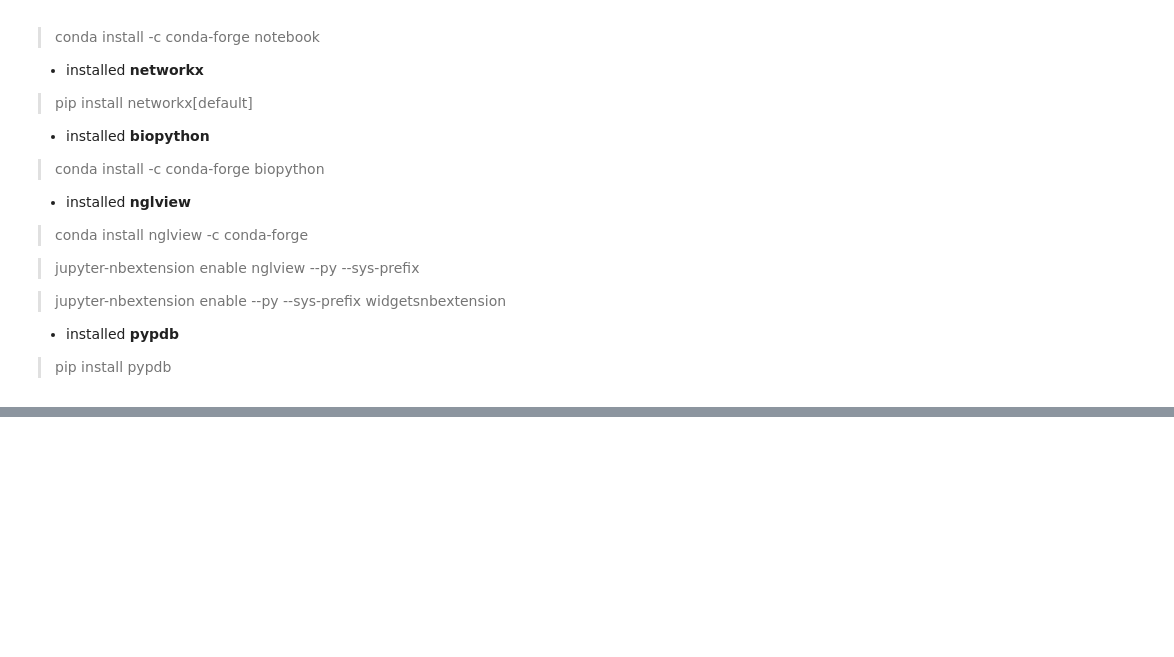
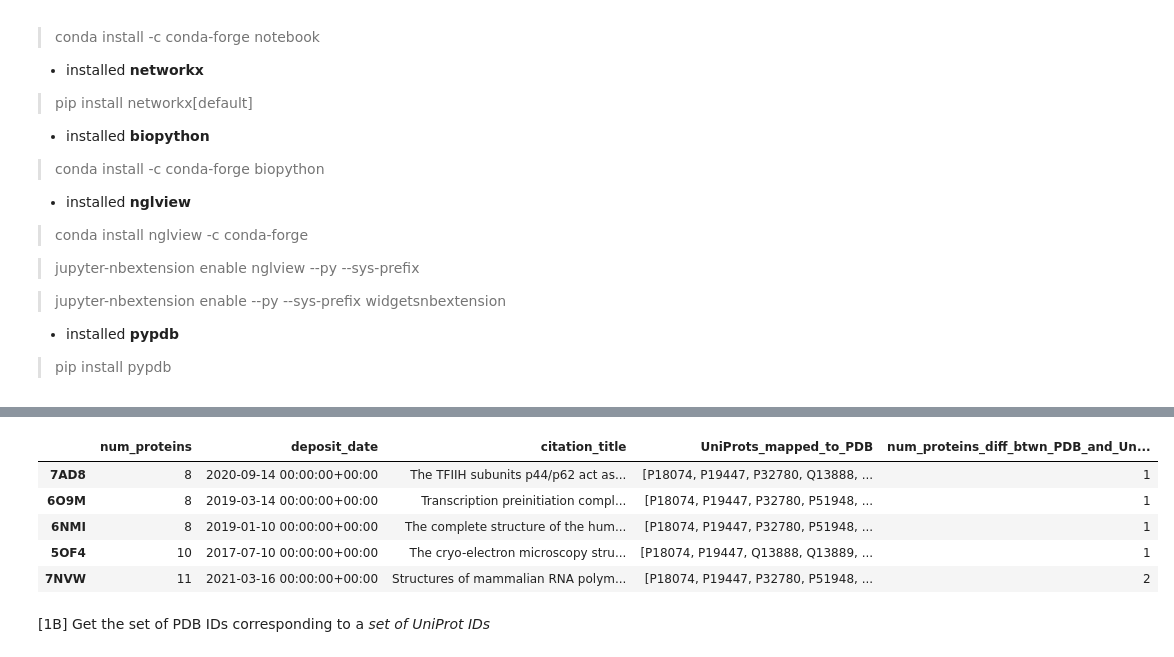
Before and after one commit to ccb-hms/BioPlexPy, a Jupyter notebook: TESTING/TESTING BioPlex Protein Structure Funcs.ipynb, the cells around one changed output, grey strips where cells are left out. Drawn from its saved outputs; the diff is of its cells as text; code cells hidden in the pictures; blank space fills up the shorter version.

```diff
--- a/TESTING/TESTING BioPlex Protein Structure Funcs.ipynb
+++ b/TESTING/TESTING BioPlex Protein Structure Funcs.ipynb
@@ -158,4 +40,0 @@ def CORUM_to_PDB(Corum_DF, Complex_ID):
-# %%
-Corum_DF = getCorum('core', 'Human') # (1) Obtain CORUM complexes
-PDB_ID_ING2 = CORUM_to_PDB(Corum_DF, 2851) # (2) Get PDB ID for specified protein complex (ING2 complex ID: 2851)
-print(PDB_ID_ING2)
@@ -569,0 +785,14 @@ NGLWidget()
+# %%
+human_Corum_DF = getCorum('core', 'Human') # (1) Obtain CORUM complexes
+PDB_IDs_df = get_PDB_from_UniProts(Corum_DF = human_Corum_DF, Complex_ID = 107, is_CORUM_complex = True) # (2) Get PDB ID for specified protein complex (TFIIH complex ID: 107)
+# %%
+PDB_IDs_df.head(n=5)
+# %% [output]
+|  | num_proteins | deposit_date | citation_title | UniProts_mapped_to_PDB | num_proteins_diff_btwn_PDB_and_Un... |
+| 7AD8 | 8 | 2020-09-14 00:00:00+00:00 | The TFIIH subunits p44/p62 act as... | [P18074, P19447, P32780, Q13888, ... | 1 |
+| 6O9M | 8 | 2019-03-14 00:00:00+00:00 | Transcription preinitiation compl... | [P18074, P19447, P32780, P51948, ... | 1 |
+| 6NMI | 8 | 2019-01-10 00:00:00+00:00 | The complete structure of the hum... | [P18074, P19447, P32780, P51948, ... | 1 |
+| 5OF4 | 10 | 2017-07-10 00:00:00+00:00 | The cryo-electron microscopy stru... | [P18074, P19447, Q13888, Q13889, ... | 1 |
+| 7NVW | 11 | 2021-03-16 00:00:00+00:00 | Structures of mammalian RNA polym... | [P18074, P19447, P32780, P51948, ... | 2 |
+# %% [markdown]
+[1B] Get the set of PDB IDs corresponding to a *set of UniProt IDs*
```
Also changed, not shown: parts of 101 cells of this notebook.
